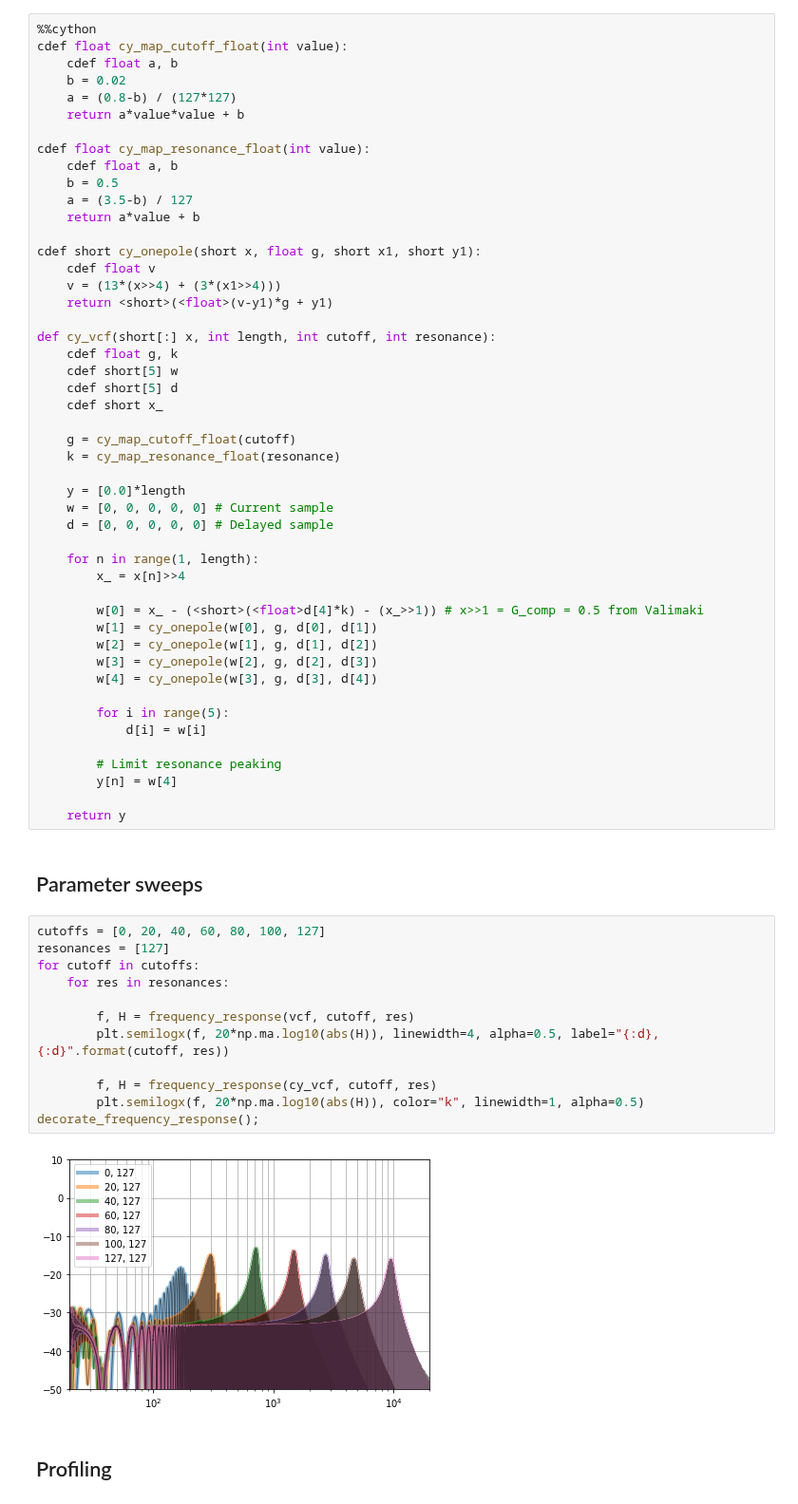
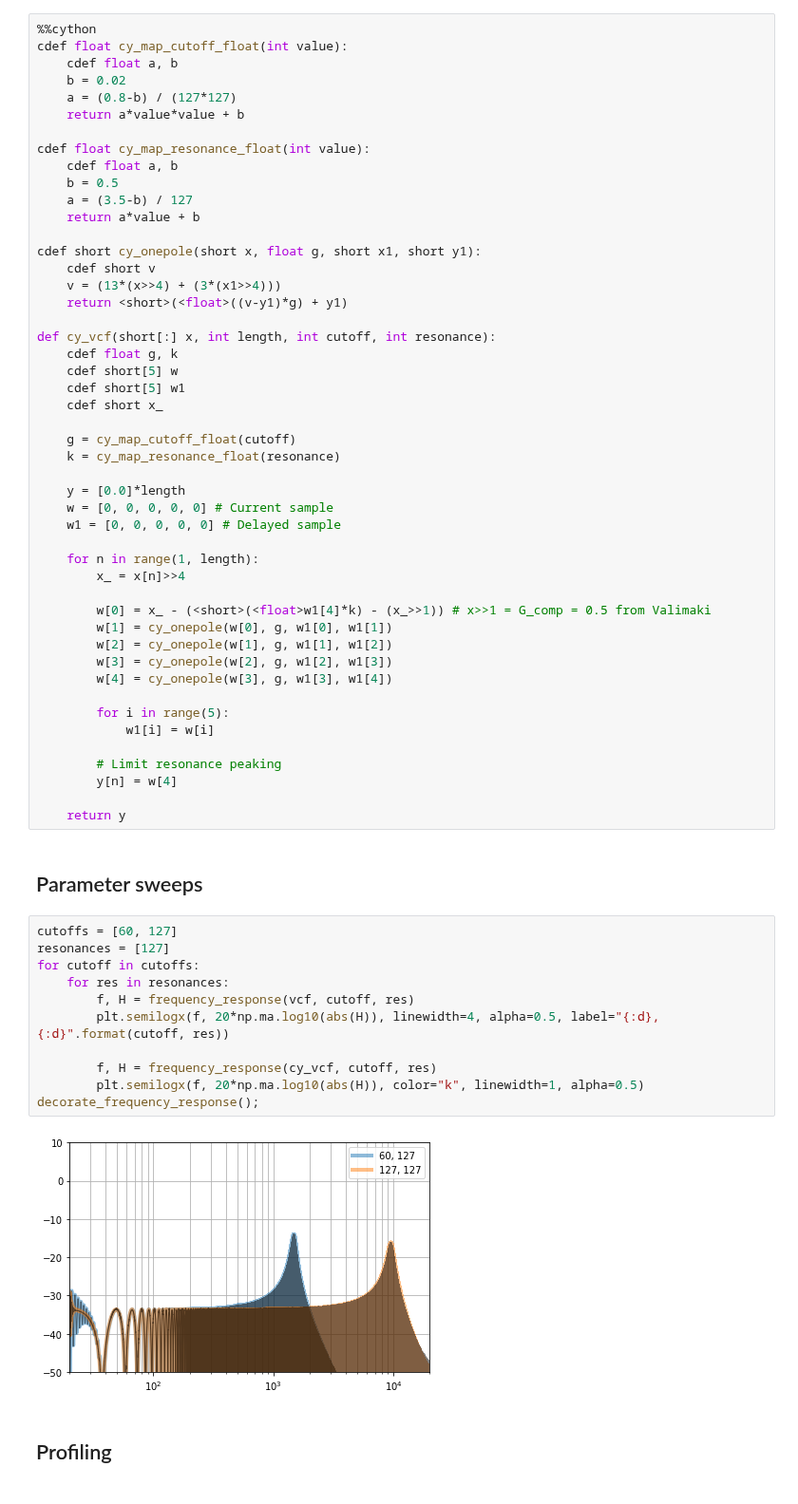
Before and after one commit to soerenbnoergaard/sbnsampler, a Jupyter notebook: workbooks/vcf_007_implementation.ipynb, the cells around one changed output. Shown at 95% size. Saved outputs shown, nothing was run; the diff lists cells and outputs as text.

```diff
--- a/workbooks/vcf_007_implementation.ipynb
+++ b/workbooks/vcf_007_implementation.ipynb
@@ -180,14 +180,14 @@ cdef float cy_map_resonance_float(int value):
     return a*value + b
 
 cdef short cy_onepole(short x, float g, short x1, short y1):
-    cdef float v
+    cdef short v
     v = (13*(x>>4) + (3*(x1>>4)))
-    return <short>(<float>(v-y1)*g + y1)
+    return <short>(<float>((v-y1)*g) + y1)
 
 def cy_vcf(short[:] x, int length, int cutoff, int resonance):
     cdef float g, k
     cdef short[5] w
-    cdef short[5] d
+    cdef short[5] w1
     cdef short x_
 
     g = cy_map_cutoff_float(cutoff)
@@ -195,19 +195,19 @@ def cy_vcf(short[:] x, int length, int cutoff, int resonance):
 
     y = [0.0]*length
     w = [0, 0, 0, 0, 0] # Current sample
-    d = [0, 0, 0, 0, 0] # Delayed sample
+    w1 = [0, 0, 0, 0, 0] # Delayed sample
 
     for n in range(1, length):
         x_ = x[n]>>4
 
-        w[0] = x_ - (<short>(<float>d[4]*k) - (x_>>1)) # x>>1 = G_comp = 0.5 from Valimaki
-        w[1] = cy_onepole(w[0], g, d[0], d[1])
-        w[2] = cy_onepole(w[1], g, d[1], d[2])
-        w[3] = cy_onepole(w[2], g, d[2], d[3])
-        w[4] = cy_onepole(w[3], g, d[3], d[4])
+        w[0] = x_ - (<short>(<float>w1[4]*k) - (x_>>1)) # x>>1 = G_comp = 0.5 from Valimaki
+        w[1] = cy_onepole(w[0], g, w1[0], w1[1])
+        w[2] = cy_onepole(w[1], g, w1[1], w1[2])
+        w[3] = cy_onepole(w[2], g, w1[2], w1[3])
+        w[4] = cy_onepole(w[3], g, w1[3], w1[4])
 
         for i in range(5):
-            d[i] = w[i]
+            w1[i] = w[i]
 
         # Limit resonance peaking
         y[n] = w[4]
@@ -216,19 +216,18 @@ def cy_vcf(short[:] x, int length, int cutoff, int resonance):
 # %% [markdown]
 ## Parameter sweeps
 # %%
-cutoffs = [0, 20, 40, 60, 80, 100, 127]
+cutoffs = [60, 127]
 resonances = [127]
 for cutoff in cutoffs:
     for res in resonances:
-
         f, H = frequency_response(vcf, cutoff, res)
         plt.semilogx(f, 20*np.ma.log10(abs(H)), linewidth=4, alpha=0.5, label="{:d}, {:d}".format(cutoff, res))
 
         f, H = frequency_response(cy_vcf, cutoff, res)
         plt.semilogx(f, 20*np.ma.log10(abs(H)), color="k", linewidth=1, alpha=0.5)
 decorate_frequency_response();
 # %% [output]
-[figure, old version]
+[figure, new version]
 # %% [markdown]
 ## Profiling
 # %%
```
Also changed, not shown: 6 other files.
